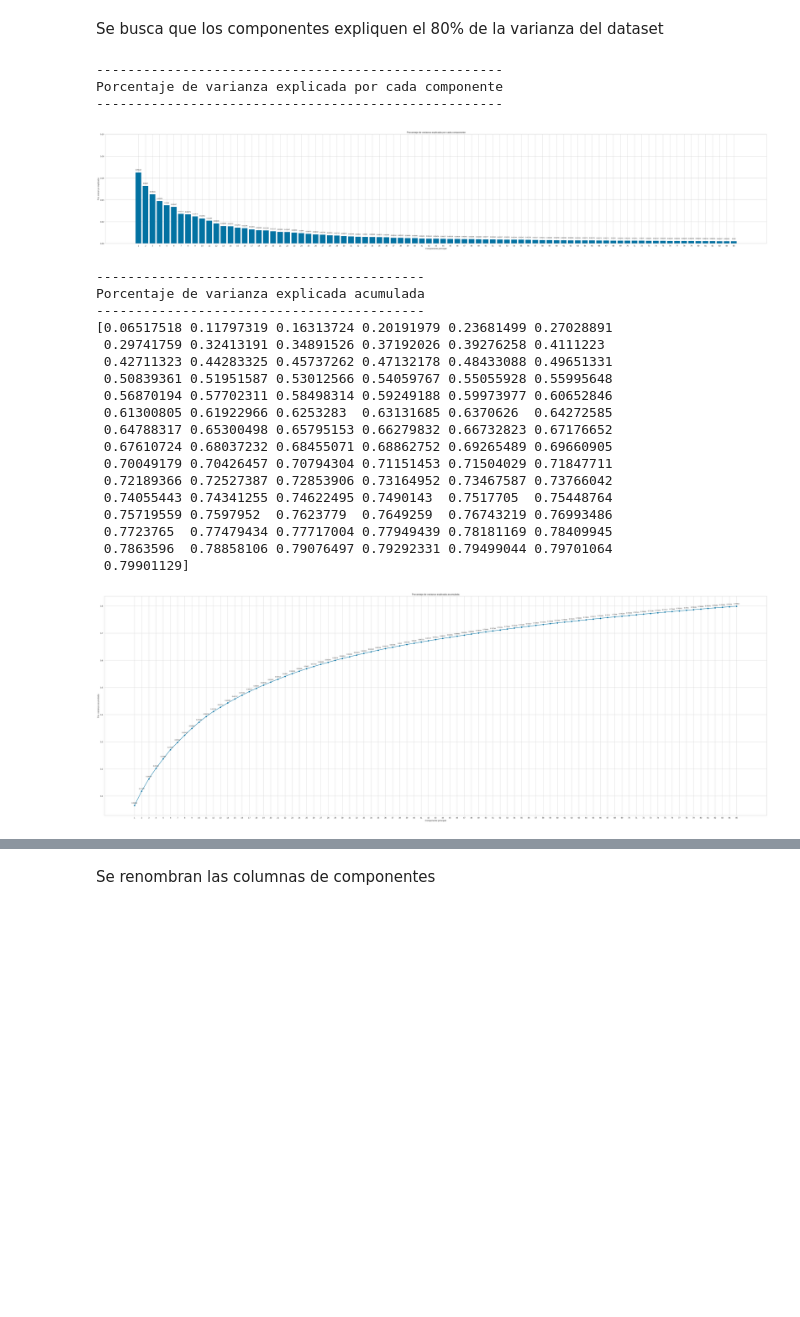
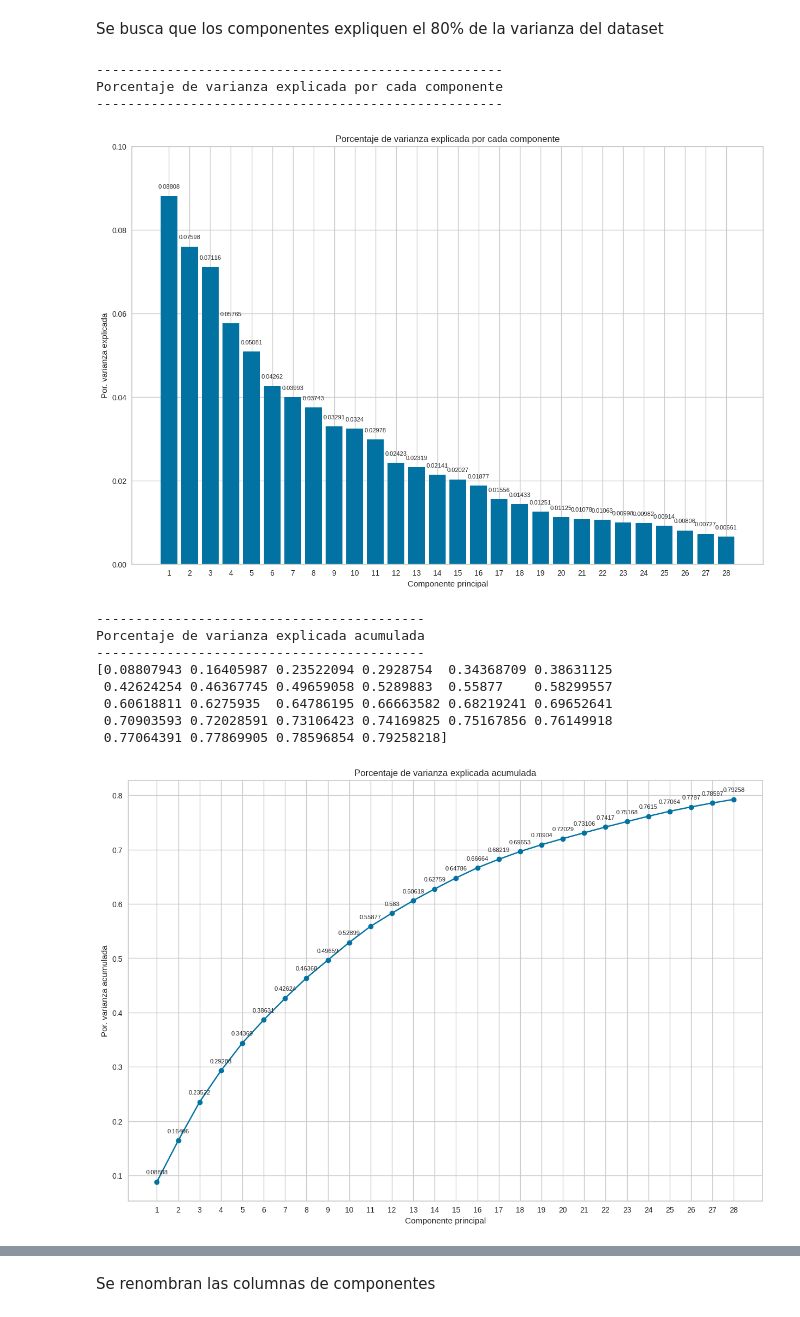
Before and after one commit to KerenLopez/recommendation_system_H_M, a Jupyter notebook: KMeans_H&M_recomendations_pipelines.ipynb, the cells around one changed output, grey strips where cells are left out. Saved outputs shown, nothing was run; the diff lists cells and outputs as text; code cells hidden in the pictures; blank space fills up the shorter version.

```diff
--- a/KMeans_H&M_recomendations_pipelines.ipynb
+++ b/KMeans_H&M_recomendations_pipelines.ipynb
@@ -927,9 +925,14 @@ class customerDatasetCleaning(BaseEstimator, TransformerMixin):
 # %%
 pipeline_articlesDatasetCleaning=make_pipeline(
     DropNaNValues(),
-    DropFeatureSelector(['product_code','prod_name', 'product_type_no', 'graphical_appearance_no','colour_group_code','perceived_colour_value_id','perceived_colour_master_id','department_no','index_code','index_group_no','section_no','garment_group_no']),
+    DropFeatureSelector(['product_code','prod_name', 'product_type_no', 'graphical_appearance_no','colour_group_code','perceived_colour_value_id','perceived_colour_master_id','department_no','index_code','index_group_no','section_no','garment_group_no',"section_name","index_name","department_name","colour_group_name","product_type_name"]),
+    ValueReplacer("perceived_colour_value_name", ['Undefined', 'Unknown'], "Undefined_Unknown"),
+    ValueReplacer("perceived_colour_master_name", ['undefined', 'Unknown',"Metal"], "undefined-unknown-metal"),
+    ValueReplacer("perceived_colour_master_name", ['Black', 'White', 'Beige', 'Grey'], "Neutral"),
+    ValueReplacer("perceived_colour_master_name", ['Blue', 'Lilac Purple', 'Turquoise',  'Green','Bluish Green'], "Cool"),
+    ValueReplacer("perceived_colour_master_name", ['Pink', 'Red', 'Mole', 'Orange', 'Brown', 'Yellow','Khaki green', 'Yellowish Green'], "Warm"),
     termFrecuencyInverseDocumentsFrecuency(),
-    OneHotEncoderWithDummiesCustom(["product_type_name","product_group_name","graphical_appearance_name","colour_group_name","perceived_colour_value_name","perceived_colour_master_name","department_name","index_name","index_group_name","section_name","garment_group_name"],['product_type_name_is','product_group_name_is','graphical_appearance_name_is','colour_group_name_is','perceived_colour_value_name_is','perceived_colour_master_name_is','department_name_is','index_name_is','index_group_name_is','section_name_is','garment_group_name_is'])
+    OneHotEncoderWithDummiesCustom(["product_group_name","graphical_appearance_name","perceived_colour_value_name","perceived_colour_master_name","index_group_name","garment_group_name"],['product_group_name_is','graphical_appearance_name_is','perceived_colour_value_name_is','perceived_colour_master_name_is','index_group_name_is','garment_group_name_is'])
 )
 # %%
 pipeline_customerDatasetCleaning=make_pipeline(
@@ -989,7 +996,7 @@ from sklearn.decomposition import PCA
 df_articles_pca=df_articles_copy.copy()
 df_articles_pca.drop(["article_id"], axis=1, inplace=True)
 # %%
-pca = PCA(n_components=722)
+pca = PCA(n_components=166)
 pca_model = pca.fit(df_articles_pca)
 # %%
 # Se convierte el array a dataframe para añadir nombres a los ejes.
@@ -1022,55 +1029,55 @@ Se busca que los componentes expliquen el 80% de la varianza del dataset
 # %%
 # Porcentaje de varianza explicada por cada componente
 # ==============================================================================
 print('----------------------------------------------------')
 print('Porcentaje de varianza explicada por cada componente')
 print('----------------------------------------------------')
 #print(pca_model.explained_variance_ratio_)
 
-fig, ax = plt.subplots(nrows=1, ncols=1, figsize=(60 ,10))
+fig, ax = plt.subplots(nrows=1, ncols=1, figsize=(15 ,10))
 ax.bar(
-    x      = np.arange(85) + 1,
-    height = pca_model.explained_variance_ratio_[:85]
+    x      = np.arange(28) + 1,
+    height = pca_model.explained_variance_ratio_[:28]
 )
 
-for x, y in zip(np.arange(85) + 1, pca_model.explained_variance_ratio_[:85]):
+for x, y in zip(np.arange(28) + 1, pca_model.explained_variance_ratio_[:28]):
     label = round(y, 5)
     ax.annotate(
         label,
         (x,y),
         textcoords="offset points",
         xytext=(0,10),
         ha='center',
         fontsize=8
     )
 
-ax.set_xticks(np.arange(85) + 1)
+ax.set_xticks(np.arange(28) + 1)
 ax.set_ylim(0, 0.1)
 ax.set_title('Porcentaje de varianza explicada por cada componente')
 ax.set_xlabel('Componente principal')
 ax.set_ylabel('Por. varianza explicada');
 # %% [output]
 ----------------------------------------------------
 Porcentaje de varianza explicada por cada componente
 ----------------------------------------------------
-[figure, old version]
+[figure, new version]
 # %%
 # Porcentaje de varianza explicada acumulada
 # ==============================================================================
-prop_varianza_acum = pca_model.explained_variance_ratio_.cumsum()[:85]
+prop_varianza_acum = pca_model.explained_variance_ratio_.cumsum()[:28]
 print('------------------------------------------')
 print('Porcentaje de varianza explicada acumulada')
 print('------------------------------------------')
 print(prop_varianza_acum)
 
-fig, ax = plt.subplots(nrows=1, ncols=1, figsize=(60, 20))
+fig, ax = plt.subplots(nrows=1, ncols=1, figsize=(15, 10))
 ax.plot(
-    np.arange(85) + 1,
+    np.arange(28) + 1,
     prop_varianza_acum,
     marker = 'o'
 )
 
-for x, y in zip(np.arange(85) + 1, prop_varianza_acum):
+for x, y in zip(np.arange(28) + 1, prop_varianza_acum):
     label = round(y, 5)
     ax.annotate(
         label,
@@ -1082,7 +1089,7 @@ for x, y in zip(np.arange(85) + 1, prop_varianza_acum):
     )
 
 
-ax.set_xticks(np.arange(85) + 1)
+ax.set_xticks(np.arange(28) + 1)
 ax.set_title('Porcentaje de varianza explicada acumulada')
 ax.set_xlabel('Componente principal')
 ax.set_ylabel('Por. varianza acumulada');
@@ -1090,22 +1097,12 @@ ax.set_ylabel('Por. varianza acumulada');
 ------------------------------------------
 Porcentaje de varianza explicada acumulada
 ------------------------------------------
-[0.06517518 0.11797319 0.16313724 0.20191979 0.23681499 0.27028891
- 0.29741759 0.32413191 0.34891526 0.37192026 0.39276258 0.4111223
- 0.42711323 0.44283325 0.45737262 0.47132178 0.48433088 0.49651331
- 0.50839361 0.51951587 0.53012566 0.54059767 0.55055928 0.55995648
- 0.56870194 0.57702311 0.58498314 0.59249188 0.59973977 0.60652846
- 0.61300805 0.61922966 0.6253283  0.63131685 0.6370626  0.64272585
- 0.64788317 0.65300498 0.65795153 0.66279832 0.66732823 0.67176652
- 0.67610724 0.68037232 0.68455071 0.68862752 0.69265489 0.69660905
- 0.70049179 0.70426457 0.70794304 0.71151453 0.71504029 0.71847711
- 0.72189366 0.72527387 0.72853906 0.73164952 0.73467587 0.73766042
- 0.74055443 0.74341255 0.74622495 0.7490143  0.7517705  0.75448764
- 0.75719559 0.7597952  0.7623779  0.7649259  0.76743219 0.76993486
- 0.7723765  0.77479434 0.77717004 0.77949439 0.78181169 0.78409945
- 0.7863596  0.78858106 0.79076497 0.79292331 0.79499044 0.79701064
- 0.79901129]
+[0.08807943 0.16405987 0.23522094 0.2928754  0.34368709 0.38631125
+ 0.42624254 0.46367745 0.49659058 0.5289883  0.55877    0.58299557
+ 0.60618811 0.6275935  0.64786195 0.66663582 0.68219241 0.69652641
+ 0.70903593 0.72028591 0.73106423 0.74169825 0.75167856 0.76149918
+ 0.77064391 0.77869905 0.78596854 0.79258218]
-[figure, old version]
+[figure, new version]
 # %%
 var_cumu = np.cumsum(pca.explained_variance_ratio_)
 # %%
```
Also changed, not shown: parts of 31 cells of this notebook, 4 other files.
